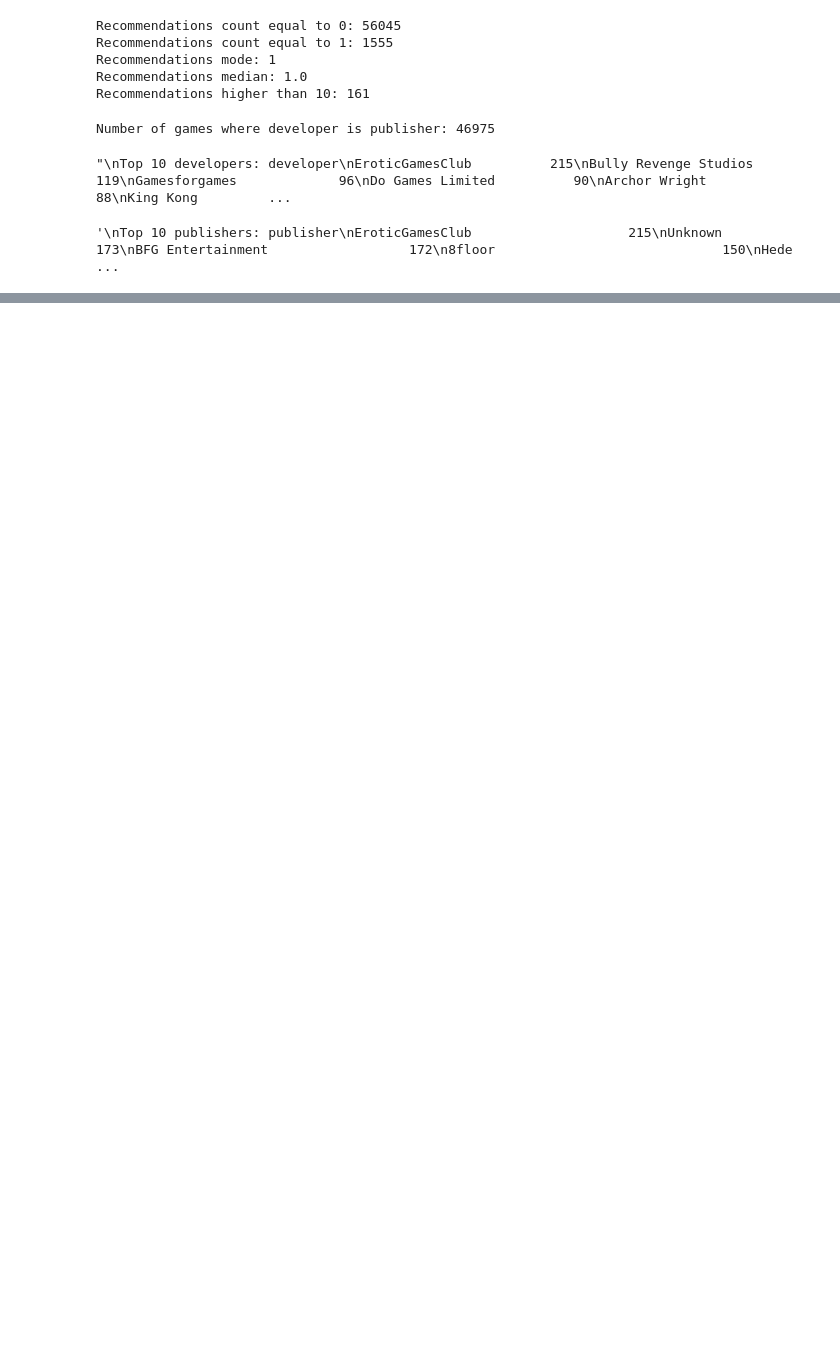
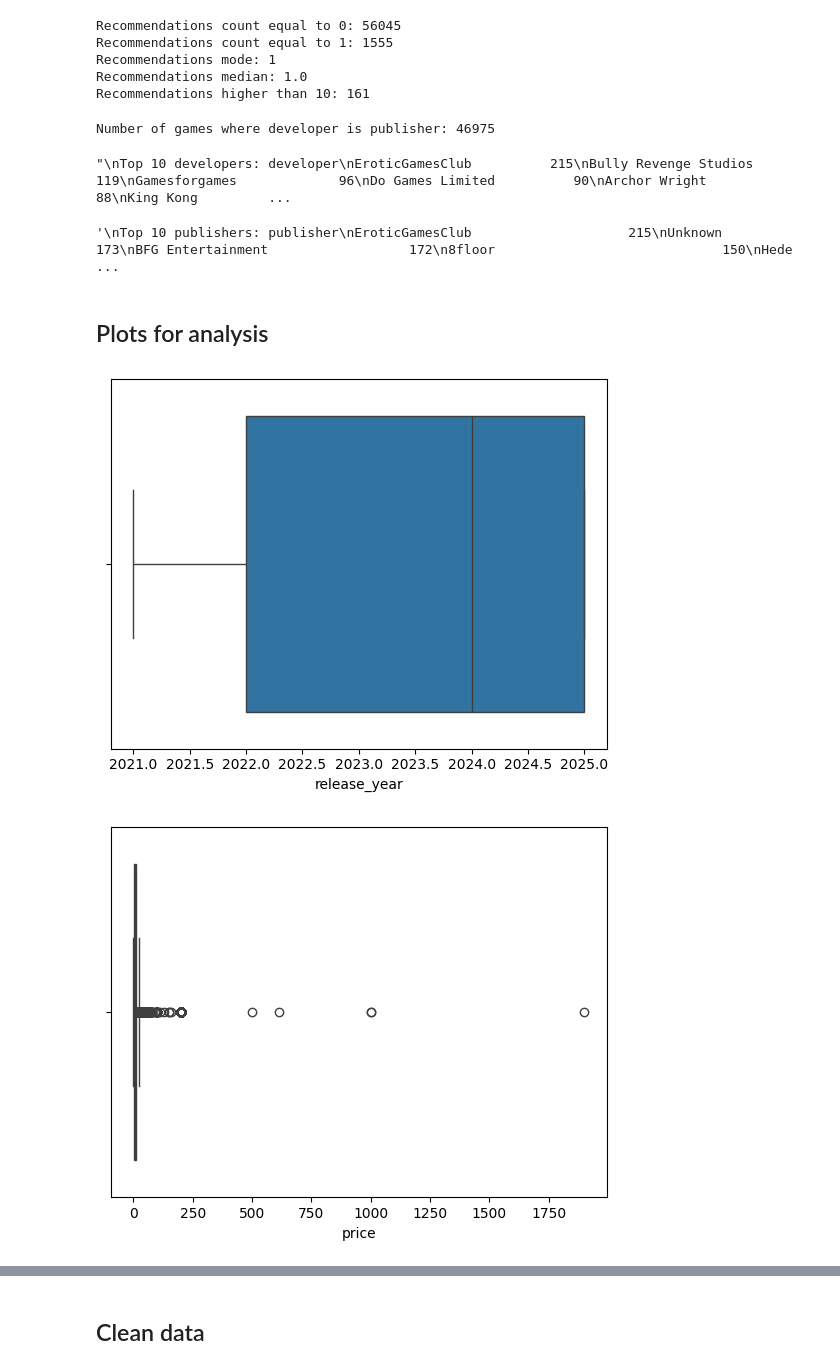
Before and after one commit to MCAlberto55/steam-games-analysis, a Jupyter notebook: notebooks/eda_analysis.ipynb, the cells around one changed output, grey strips where cells are left out. Cells and saved outputs as stored; diff of their text form; code cells hidden in the pictures; blank space fills up the shorter version.

Commit message:
install matplotlib and seaborn for visual analysis

```diff
--- a/notebooks/eda_analysis.ipynb
+++ b/notebooks/eda_analysis.ipynb
@@ -75,3 +146,17 @@ display(f'\nTop 10 publishers: {publisher_count}')
 Number of games where developer is publisher: 46975
 "\nTop 10 developers: developer\nEroticGamesClub          215\nBully Revenge Studios    119\nGamesforgames             96\nDo Games Limited          90\nArchor Wright             88\nKing Kong         ...
 '\nTop 10 publishers: publisher\nEroticGamesClub                    215\nUnknown                            173\nBFG Entertainment                  172\n8floor                             150\nHede    ...
+# %% [markdown]
+## Plots for analysis
+# %%
+sns.boxplot(x=data['release_year'])
+plt.show()
+
+sns.boxplot(x=data['price'])
+plt.show()
+
+sns.boxplot(x=data['recommendations'])
+plt.show()
+# %% [output]
+[figure, added]
+[figure, added]
@@ -77,0 +164,2 @@ Number of games where developer is publisher: 46975
+# %% [markdown]
+## Clean data
```
Also changed, not shown: parts of 6 cells of this notebook, 1 other file.
